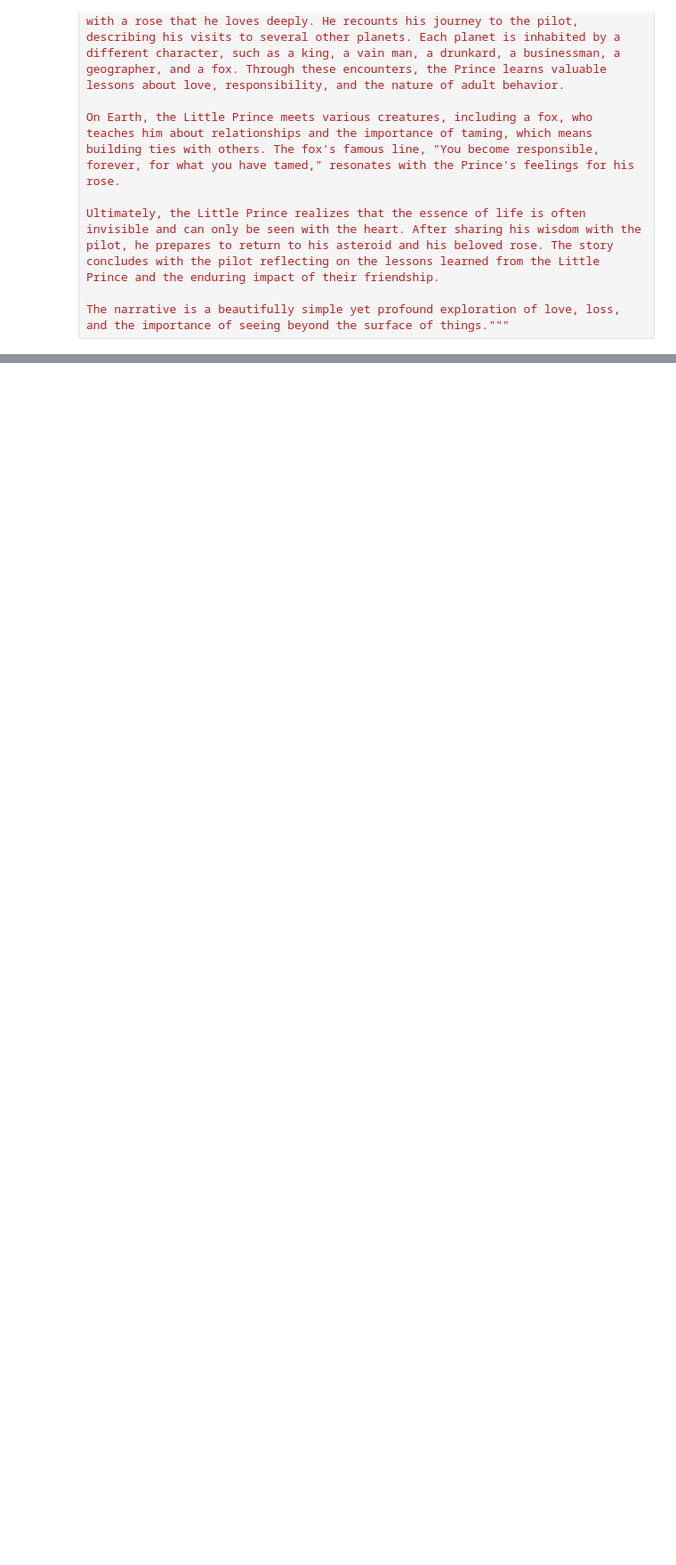
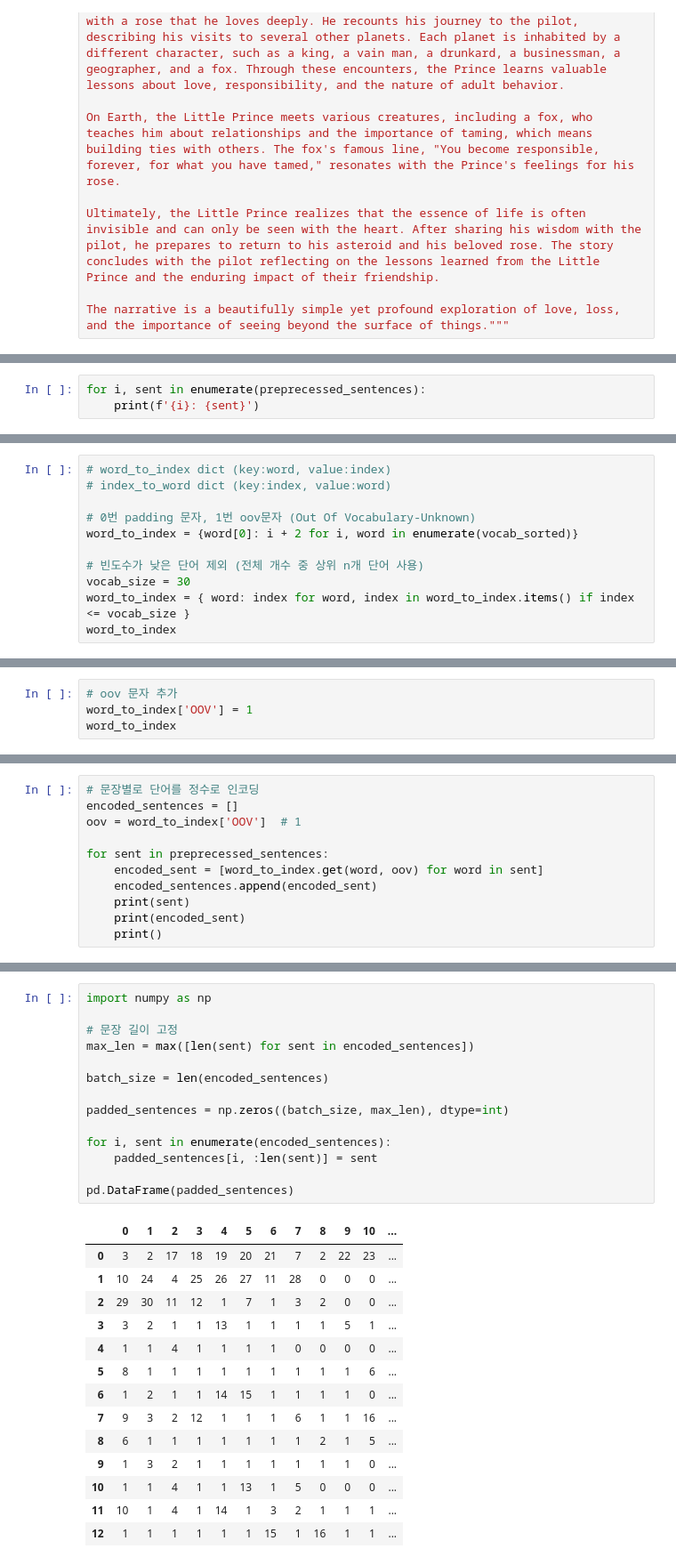
Before and after one commit to j-ai-616/07_deep_learning_nlp, a Jupyter notebook: 02_preprocessing/06_integer_encoding_padding.ipynb, the cells around one changed output, grey strips where cells are left out. Shown at 89% size. Saved outputs shown, nothing was run; the diff lists cells and outputs as text; blank space fills up the shorter version.

```diff
--- a/02_preprocessing/06_integer_encoding_padding.ipynb
+++ b/02_preprocessing/06_integer_encoding_padding.ipynb
@@ -37,0 +64,3 @@ The narrative is a beautifully simple yet profound exploration of love, loss, an
+# %%
+for i, sent in enumerate(preprecessed_sentences):
+    print(f'{i}: {sent}')
@@ -37,0 +108,11 @@ The narrative is a beautifully simple yet profound exploration of love, loss, an
+# %%
+# word_to_index dict (key:word, value:index)
+# index_to_word dict (key:index, value:word)
+
+# 0번 padding 문자, 1번 oov문자 (Out Of Vocabulary-Unknown)
+word_to_index = {word[0]: i + 2 for i, word in enumerate(vocab_sorted)}
+
+# 빈도수가 낮은 단어 제외 (전체 개수 중 상위 n개 단어 사용)
+vocab_size = 30
+word_to_index = { word: index for word, index in word_to_index.items() if index <= vocab_size }
+word_to_index
@@ -37,0 +137,4 @@ The narrative is a beautifully simple yet profound exploration of love, loss, an
+# %%
+# oov 문자 추가
+word_to_index['OOV'] = 1
+word_to_index
@@ -37,0 +183,11 @@ The narrative is a beautifully simple yet profound exploration of love, loss, an
+# %%
+# 문장별로 단어를 정수로 인코딩
+encoded_sentences = []
+oov = word_to_index['OOV']  # 1
+
+for sent in preprecessed_sentences:
+    encoded_sent = [word_to_index.get(word, oov) for word in sent]
+    encoded_sentences.append(encoded_sent)
+    print(sent)
+    print(encoded_sent)
+    print()
@@ -37,0 +231,29 @@ The narrative is a beautifully simple yet profound exploration of love, loss, an
+# %%
+import numpy as np
+
+# 문장 길이 고정
+max_len = max([len(sent) for sent in encoded_sentences])
+
+batch_size = len(encoded_sentences)
+
+padded_sentences = np.zeros((batch_size, max_len), dtype=int)
+
+for i, sent in enumerate(encoded_sentences):
+    padded_sentences[i, :len(sent)] = sent
+
+pd.DataFrame(padded_sentences)
+# %% [output]
+|  | 0 | 1 | 2 | 3 | 4 | 5 | 6 | 7 | 8 | 9 | 10 | ... |
+| 0 | 3 | 2 | 17 | 18 | 19 | 20 | 21 | 7 | 2 | 22 | 23 | ... |
+| 1 | 10 | 24 | 4 | 25 | 26 | 27 | 11 | 28 | 0 | 0 | 0 | ... |
+| 2 | 29 | 30 | 11 | 12 | 1 | 7 | 1 | 3 | 2 | 0 | 0 | ... |
+| 3 | 3 | 2 | 1 | 1 | 13 | 1 | 1 | 1 | 1 | 5 | 1 | ... |
+| 4 | 1 | 1 | 4 | 1 | 1 | 1 | 1 | 0 | 0 | 0 | 0 | ... |
+| 5 | 8 | 1 | 1 | 1 | 1 | 1 | 1 | 1 | 1 | 1 | 6 | ... |
+| 6 | 1 | 2 | 1 | 1 | 14 | 15 | 1 | 1 | 1 | 1 | 0 | ... |
+| 7 | 9 | 3 | 2 | 12 | 1 | 1 | 1 | 6 | 1 | 1 | 16 | ... |
+| 8 | 6 | 1 | 1 | 1 | 1 | 1 | 1 | 1 | 2 | 1 | 5 | ... |
+| 9 | 1 | 3 | 2 | 1 | 1 | 1 | 1 | 1 | 1 | 1 | 0 | ... |
+| 10 | 1 | 1 | 4 | 1 | 1 | 13 | 1 | 5 | 0 | 0 | 0 | ... |
+| 11 | 10 | 1 | 4 | 1 | 14 | 1 | 3 | 2 | 1 | 1 | 1 | ... |
+| 12 | 1 | 1 | 1 | 1 | 1 | 1 | 15 | 1 | 16 | 1 | 1 | ... |
```
Also changed, not shown: parts of 20 cells of this notebook, 11 other files.
